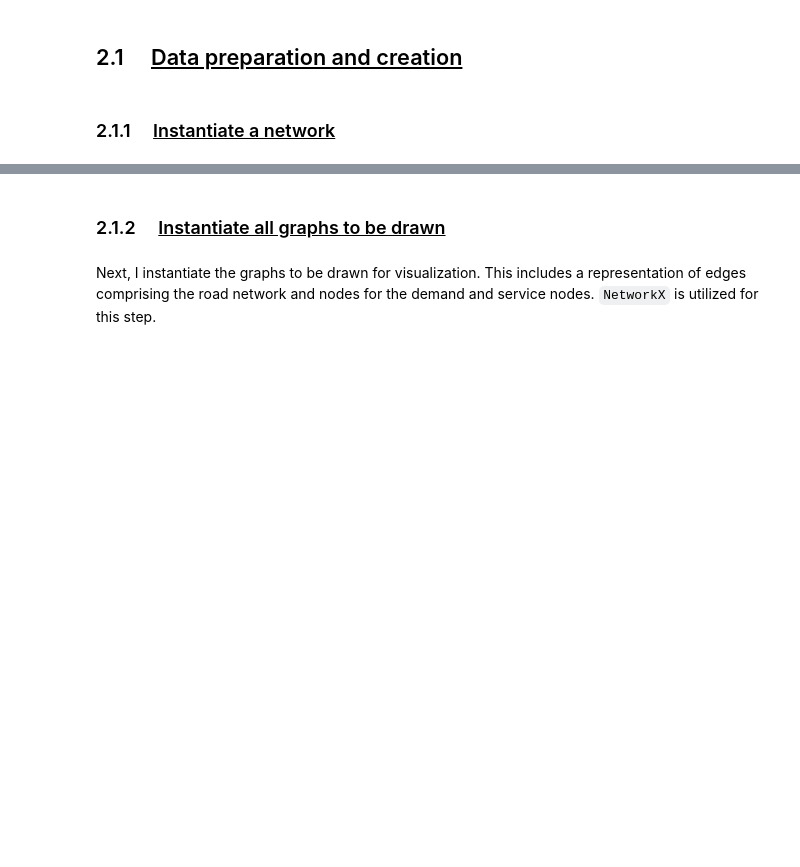
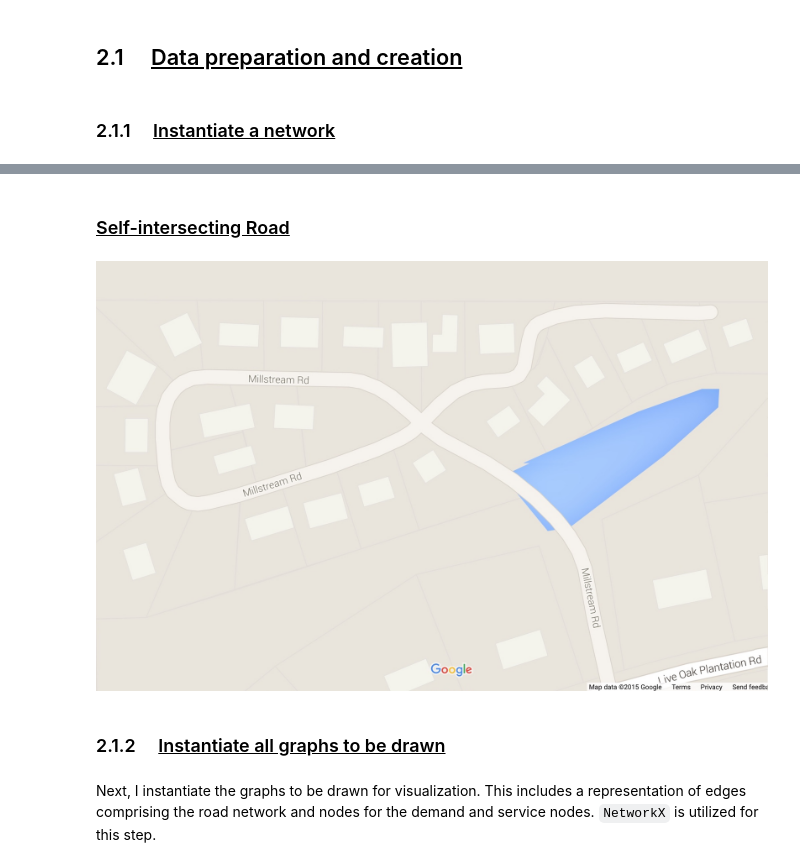
Before and after one commit to jGaboardi/NARSC__15, a Jupyter notebook: NARSC_pres_Gaboardi.ipynb, the cells around one changed output, grey strips where cells are left out. Cells and saved outputs as stored; diff of their text form; code cells hidden in the pictures; blank space fills up the shorter version.

```diff
--- a/NARSC_pres_Gaboardi.ipynb
+++ b/NARSC_pres_Gaboardi.ipynb
@@ -216,3 +224,11 @@ Note: Steps 3.1.3 through 3.1.7 are needed to create a toy dataset of aggregated
+# %% [markdown]
+### <u>Self-intersecting Road</u>
+# %%
+# Millstream Road
+Millstream_Rd = IPd.Image(path+'/Millstream.jpg')
+Millstream_Rd
+# %% [output]
+[figure, added]
 # %%
 # Instanitate network of Waverly Hills
 ntw = ps.Network(path+'Waverly/Waverly.shp')
```
Also changed, not shown: parts of 36 cells of this notebook, 30 other files.
